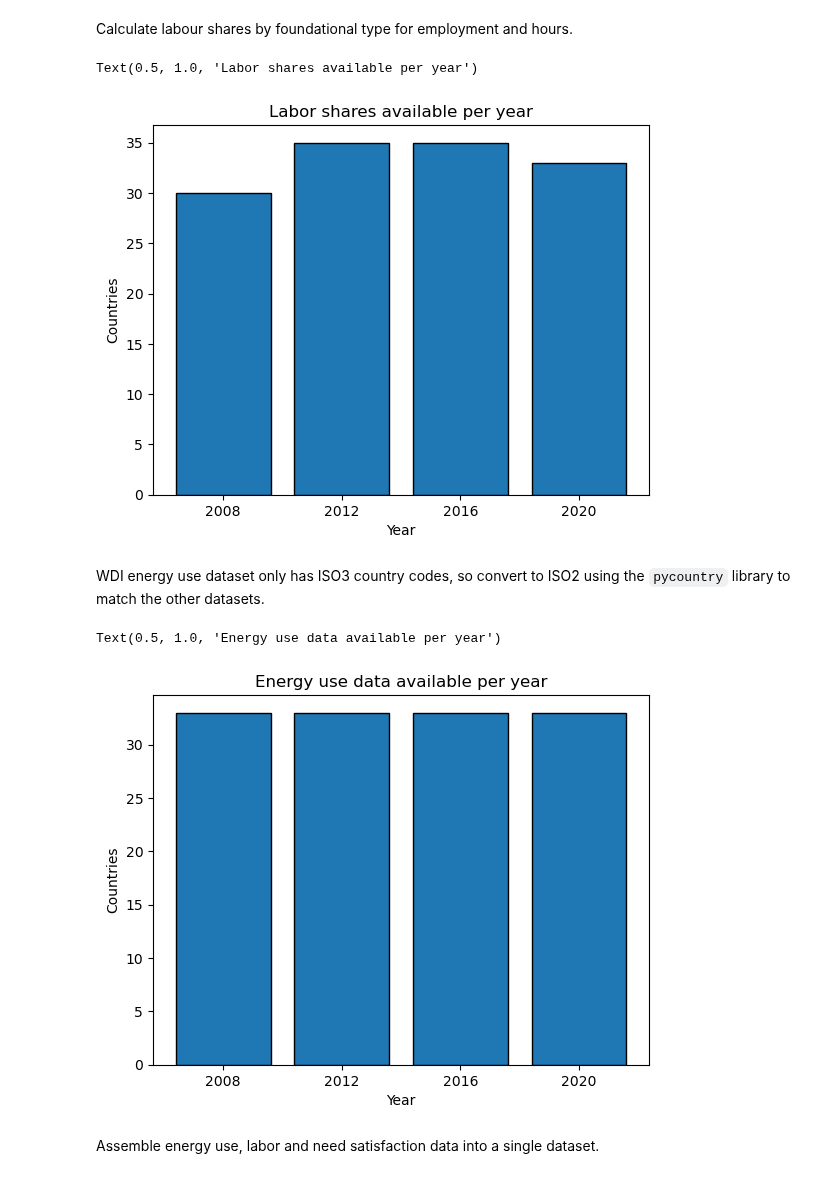
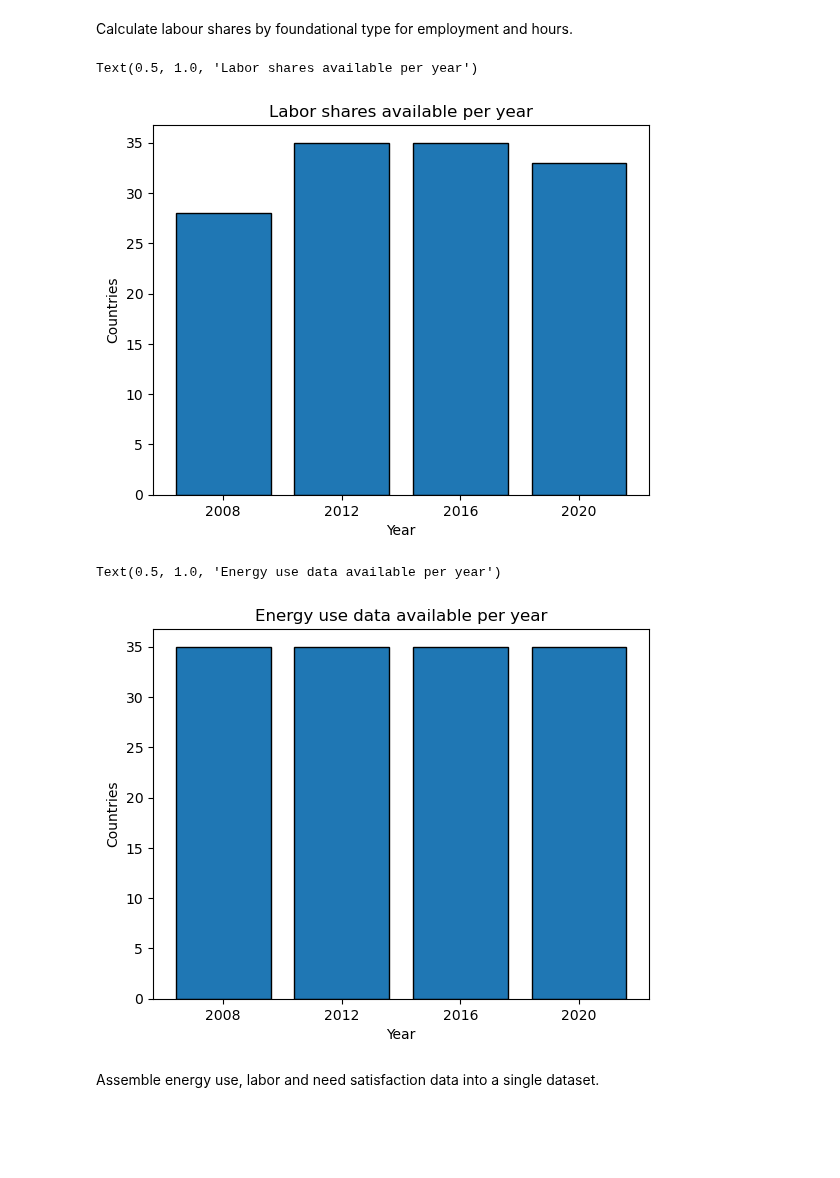
Before and after one commit to saviorand/provisioning-model, a Jupyter notebook: provisioning_model/notebooks/foundational.ipynb, the cells around one changed output. Drawn from its saved outputs; the diff is of its cells as text; code cells hidden in the pictures; blank space fills up the shorter version.

Commit message:
switch to iea energy data

```diff
--- a/provisioning_model/notebooks/foundational.ipynb
+++ b/provisioning_model/notebooks/foundational.ipynb
@@ -13,3 +13,3 @@ Has to be complemented with data from World Development Indicators (WDI) since s
 # %%
-energy_use_eurostat = pd.read_csv('../data/biophysical/env_ac_pefa04_linear.csv')
-energy_use_wdi = pd.read_csv('../data/energy_pop.csv')
+energy_use_iea_csv = pd.read_csv('../data/biophysical/iea_indicators.csv')
+energy_use_iea_tfcpop = energy_use_iea_csv[energy_use_iea_csv['FLOW'] == 'TFCPOP'].copy()
@@ -16,3 +18,12 @@ energy_use_wdi = pd.read_csv('../data/energy_pop.csv')
+# %%
+def convert_iso3_to_iso2(iso3_code):
+    country = pycountry.countries.get(alpha_3=iso3_code)
+    return country.alpha_2 if country else None
+
+energy_use_iea_tfcpop['geo'] = energy_use_iea_tfcpop['COUNTRY'].apply(convert_iso3_to_iso2)
+energy_use_iea_tfcpop.rename(columns={'TIME': 'TIME_PERIOD', 'Value': 'energy'}, inplace=True)
+energy_use_iea = energy_use_iea_tfcpop[['geo', 'energy', 'TIME_PERIOD']]
+energy_use_iea = energy_use_iea[energy_use_iea['geo'].notna()]
 # %% [markdown]
 Employment and hours worked data from the [EU labour costs survey](https://ec.europa.eu/eurostat/databrowser/view/lc_rnum1_r2/default/table?lang=en), collected every 4 years
 # %%
@@ -34,6 +62,6 @@ Count the number of unique countries that are available in both datasets
 # %%
 labour_cost_survey_geo = labour_cost_survey_data.geo.unique()
-energy_geo = energy_use_eurostat.geo.unique()
+energy_geo = energy_use_iea.geo.unique()
 energy_lc_sv_shared_geo = np.intersect1d(labour_cost_survey_geo, energy_geo)
 energy_lc_sv_shared_geo = np.delete(energy_lc_sv_shared_geo, np.where(energy_lc_sv_shared_geo == 'EU27_2020'))
 print(f'The labour cost survey + energy intersection has {len(energy_lc_sv_shared_geo)} unique countries')
@@ -101,6 +129,4 @@ plt.hist(labour_cost_survey_shares_employment_fte['TIME_PERIOD'], bins=[y - 2 fo
 plt.xticks([2008, 2012, 2016, 2020]); plt.xlabel('Year'); plt.ylabel('Countries'); plt.title('Labor shares available per year')
 # %% [output]
 Text(0.5, 1.0, 'Labor shares available per year')
-[figure, old version]
+[figure, new version]
-# %% [markdown]
-WDI energy use dataset only has ISO3 country codes, so convert to ISO2 using the `pycountry` library to match the other datasets.
@@ -117,9 +133,9 @@ energy_use_wdi = energy_use_wdi[['geo', 'energy', 'TIME_PERIOD']]
 # %%
-merged_energy_df = energy_use_wdi[energy_use_wdi['TIME_PERIOD'].isin([2008, 2012, 2016, 2020])]
-merged_energy_df = merged_energy_df[merged_energy_df.geo.isin(labour_cost_survey_shares_employment_fte.geo.unique())]
+energy_use_iea_selected_years = energy_use_iea[energy_use_iea['TIME_PERIOD'].isin([2008, 2012, 2016, 2020])]
+energy_use_iea_selected = energy_use_iea_selected_years[energy_use_iea_selected_years.geo.isin(labour_cost_survey_shares_employment_fte.geo.unique())]
 # %%
-plt.hist(merged_energy_df['TIME_PERIOD'], bins=[y - 2 for y in [2008, 2012, 2016, 2020]] + [2022], edgecolor='black', align='mid', rwidth=0.8)
+plt.hist(energy_use_iea_selected['TIME_PERIOD'], bins=[y - 2 for y in [2008, 2012, 2016, 2020]] + [2022], edgecolor='black', align='mid', rwidth=0.8)
 plt.xticks([2008, 2012, 2016, 2020]); plt.xlabel('Year'); plt.ylabel('Countries'); plt.title('Energy use data available per year')
 # %% [output]
 Text(0.5, 1.0, 'Energy use data available per year')
-[figure, old version]
+[figure, new version]
```
Also changed, not shown: parts of 23 cells of this notebook, 2 other files.
